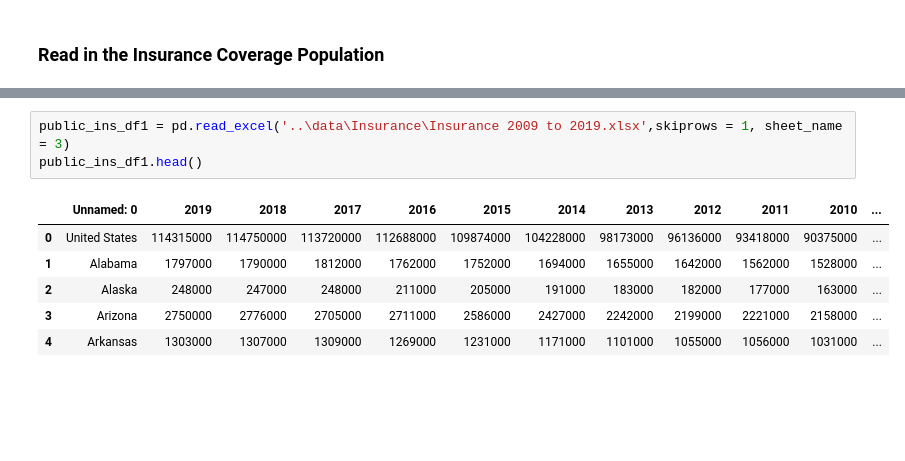
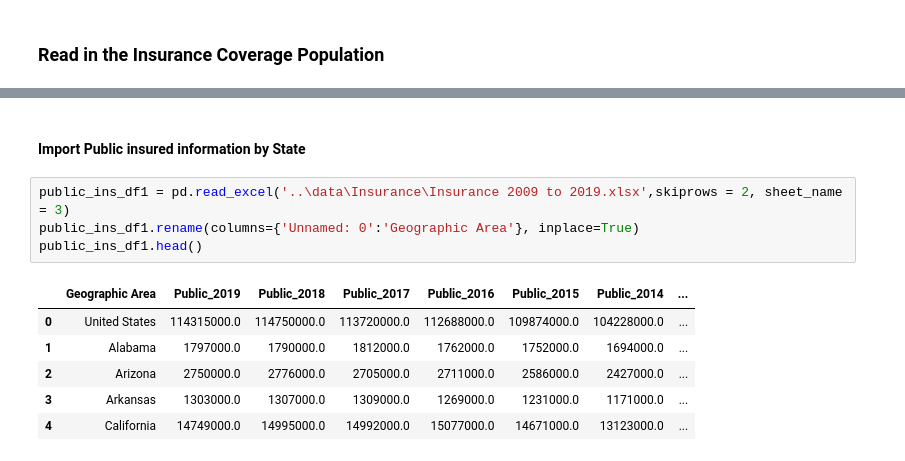
Before and after one commit to dpatelaqua/silver-health, a Jupyter notebook: notebook/capstone_step1.ipynb, the cells around one changed output, grey strips where cells are left out. Drawn from its saved outputs; the diff is of its cells as text; blank space fills up the shorter version.

```diff
--- a/notebook/capstone_step1.ipynb
+++ b/notebook/capstone_step1.ipynb
@@ -342,10 +352,13 @@ memory usage: 5.4+ KB
+# %% [markdown]
+#### Import Public insured information by State
 # %%
-public_ins_df1 = pd.read_excel('..\data\Insurance\Insurance 2009 to 2019.xlsx',skiprows = 1, sheet_name = 3)
+public_ins_df1 = pd.read_excel('..\data\Insurance\Insurance 2009 to 2019.xlsx',skiprows = 2, sheet_name = 3)
+public_ins_df1.rename(columns={'Unnamed: 0':'Geographic Area'}, inplace=True)
 public_ins_df1.head()
 # %% [output]
-|  | Unnamed: 0 | 2019 | 2018 | 2017 | 2016 | 2015 | 2014 | 2013 | 2012 | 2011 | 2010 | ... |
-| 0 | United States | 114315000 | 114750000 | 113720000 | 112688000 | 109874000 | 104228000 | 98173000 | 96136000 | 93418000 | 90375000 | ... |
-| 1 | Alabama | 1797000 | 1790000 | 1812000 | 1762000 | 1752000 | 1694000 | 1655000 | 1642000 | 1562000 | 1528000 | ... |
-| 2 | Alaska | 248000 | 247000 | 248000 | 211000 | 205000 | 191000 | 183000 | 182000 | 177000 | 163000 | ... |
-| 3 | Arizona | 2750000 | 2776000 | 2705000 | 2711000 | 2586000 | 2427000 | 2242000 | 2199000 | 2221000 | 2158000 | ... |
-| 4 | Arkansas | 1303000 | 1307000 | 1309000 | 1269000 | 1231000 | 1171000 | 1101000 | 1055000 | 1056000 | 1031000 | ... |
+|  | Geographic Area | Public_2019 | Public_2018 | Public_2017 | Public_2016 | Public_2015 | Public_2014 | ... |
+| 0 | United States | 114315000.0 | 114750000.0 | 113720000.0 | 112688000.0 | 109874000.0 | 104228000.0 | ... |
+| 1 | Alabama | 1797000.0 | 1790000.0 | 1812000.0 | 1762000.0 | 1752000.0 | 1694000.0 | ... |
+| 2 | Arizona | 2750000.0 | 2776000.0 | 2705000.0 | 2711000.0 | 2586000.0 | 2427000.0 | ... |
+| 3 | Arkansas | 1303000.0 | 1307000.0 | 1309000.0 | 1269000.0 | 1231000.0 | 1171000.0 | ... |
+| 4 | California | 14749000.0 | 14995000.0 | 14992000.0 | 15077000.0 | 14671000.0 | 13123000.0 | ... |
```
Also changed, not shown: parts of 36 cells of this notebook.
